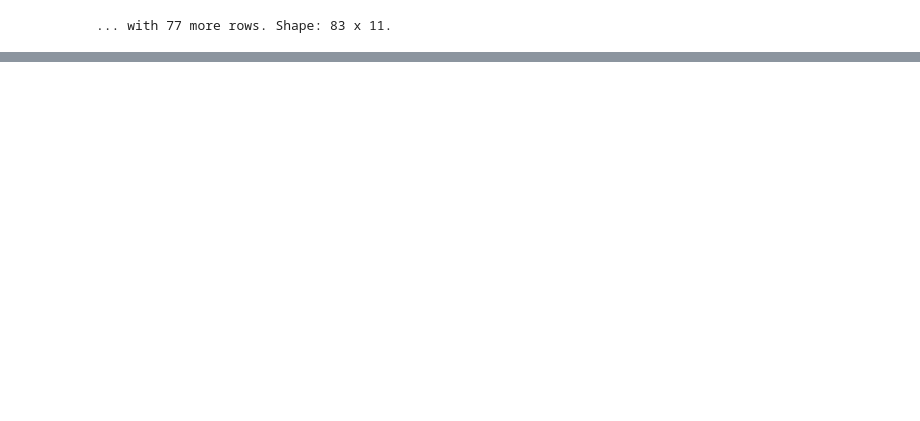
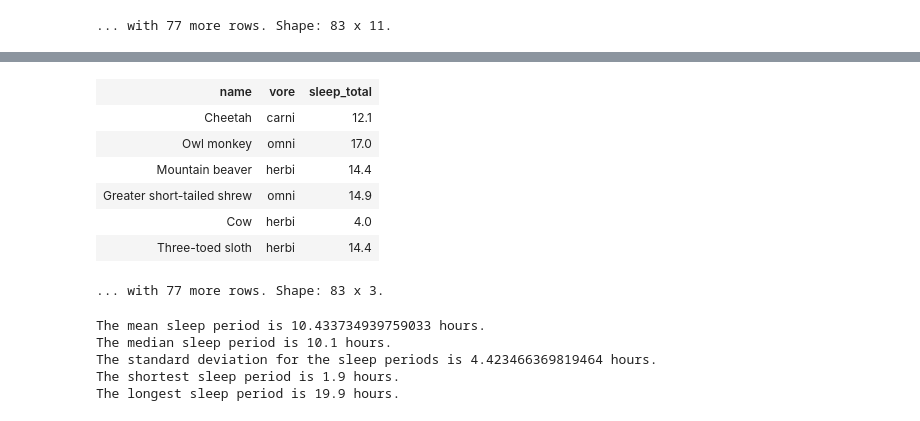
Before and after one commit to simanerush/kotlin-data-science, a Jupyter notebook: SleepData.ipynb, the cells around one changed output, grey strips where cells are left out. Cells and saved outputs as stored; diff of their text form; code cells hidden in the pictures; blank space fills up the shorter version.

```diff
--- a/SleepData.ipynb
+++ b/SleepData.ipynb
@@ -188,0 +201,25 @@ Shape: 3 x 11.
+# %%
+val evenSimplerSleepData = simplifiedSleepData.remove("sleep_rem")
+evenSimplerSleepData
+# %% [output]
+| name | vore | sleep_total |
+| Cheetah | carni | 12.1 |
+| Owl monkey | omni | 17.0 |
+| Mountain beaver | herbi | 14.4 |
+| Greater short-tailed shrew | omni | 14.9 |
+| Cow | herbi | 4.0 |
+| Three-toed sloth | herbi | 14.4 |
+... with 77 more rows. Shape: 83 x 3.
+# %%
+val sleepCol = sleepData["sleep_total"]
+println("The mean sleep period is ${sleepCol.mean(removeNA=true)} hours.")
+println("The median sleep period is ${sleepCol.median(removeNA=true)} hours.")
+println("The standard deviation for the sleep periods is ${sleepCol.sd(removeNA=true)} hours.")
+println("The shortest sleep period is ${sleepCol.min(removeNA=true)} hours.")
+println("The longest sleep period is ${sleepCol.max(removeNA=true)} hours.")
+# %% [output]
+The mean sleep period is 10.433734939759033 hours.
+The median sleep period is 10.1 hours.
+The standard deviation for the sleep periods is 4.423466369819464 hours.
+The shortest sleep period is 1.9 hours.
+The longest sleep period is 19.9 hours.
```
Also changed, not shown: parts of 18 cells of this notebook.
